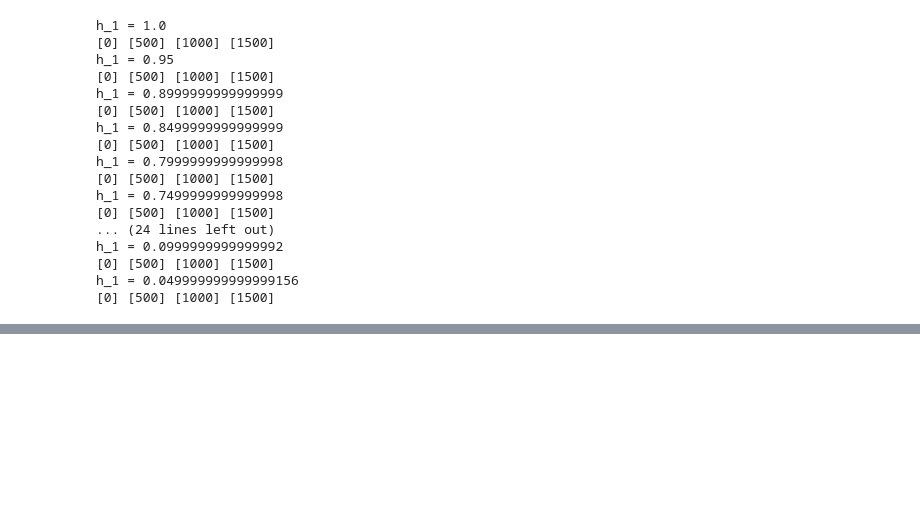
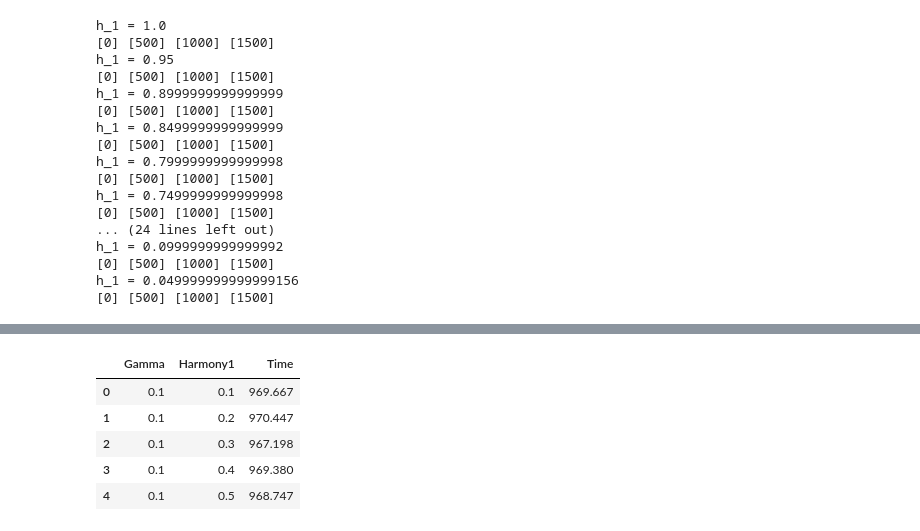
Before and after one commit to garrett-m-smith/SOParser, a Jupyter notebook: Testing/ICCM00.ipynb, the cells around one changed output, grey strips where cells are left out. Cells and saved outputs as stored; diff of their text form; code cells hidden in the pictures; blank space fills up the shorter version.

```diff
--- a/Testing/ICCM00.ipynb
+++ b/Testing/ICCM00.ipynb
@@ -341,0 +443,10 @@ This makes a really interesting and, as far as I know, unique prediction for sen
+# %%
+agg2 = data2.groupby(['Gamma', 'Harmony1'], as_index=False).aggregate(np.mean)
+agg2.head()
+# %% [output]
+|  | Gamma | Harmony1 | Time |
+| 0 | 0.1 | 0.1 | 969.667 |
+| 1 | 0.1 | 0.2 | 970.447 |
+| 2 | 0.1 | 0.3 | 967.198 |
+| 3 | 0.1 | 0.4 | 969.380 |
+| 4 | 0.1 | 0.5 | 968.747 |
```
Also changed, not shown: parts of 16 cells of this notebook.
